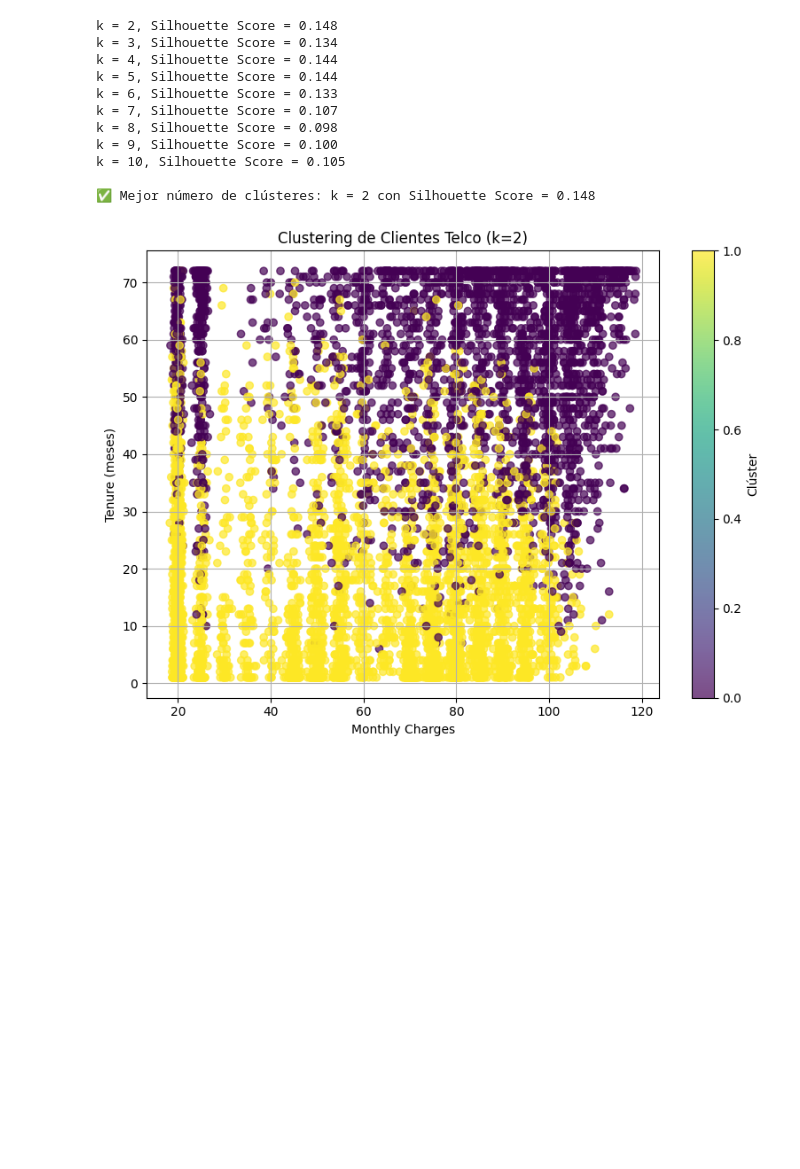
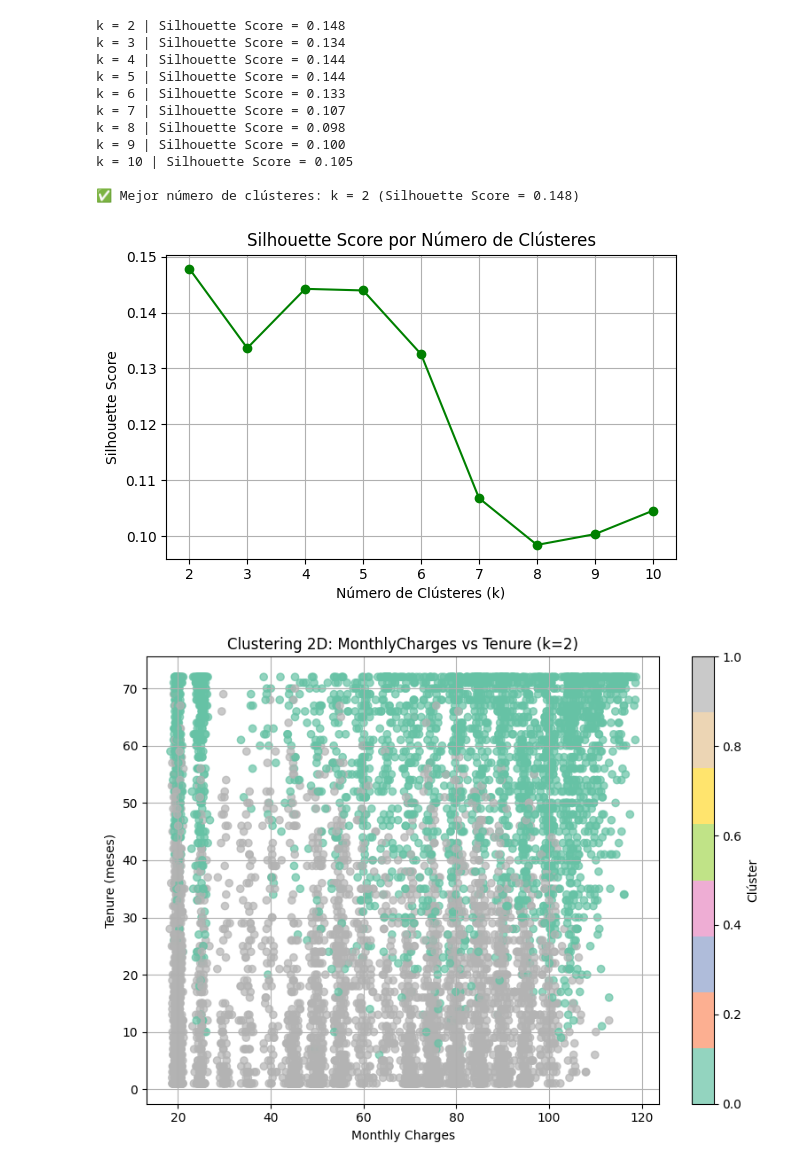
Before and after one commit to AnaBatres/ProyectoML, a Jupyter notebook: K-Means.ipynb, the cells around one changed output. Saved outputs shown, nothing was run; the diff lists cells and outputs as text; code cells hidden in the pictures; blank space fills up the shorter version.

```diff
--- a/K-Means.ipynb
+++ b/K-Means.ipynb
@@ -3,62 +7,66 @@ import pandas as pd
 import numpy as np
 from sklearn.preprocessing import StandardScaler
 from sklearn.cluster import KMeans
-from sklearn.metrics import silhouette_score
+from sklearn.metrics import silhouette_score, silhouette_samples
+from sklearn.decomposition import PCA
 import matplotlib.pyplot as plt
 import seaborn as sns
 
-# 1. Cargar datos
 df = pd.read_csv("teleco_clean.csv")
 df['TotalCharges'] = pd.to_numeric(df['TotalCharges'], errors='coerce')
+df = df.dropna()
 
 scaler = StandardScaler()
 X_scaled = scaler.fit_transform(df)
 
-#Calcular Silhouette Score para varios k
 sil_scores = []
+inertia_scores = []
 range_k = range(2, 11)
 
 for k in range_k:
     kmeans = KMeans(n_clusters=k, random_state=42)
     labels = kmeans.fit_predict(X_scaled)
-    score = silhouette_score(X_scaled, labels)
-    sil_scores.append(score)
-    print(f"k = {k}, Silhouette Score = {score:.3f}")
+    sil = silhouette_score(X_scaled, labels)
+    inertia = kmeans.inertia_
+    sil_scores.append(sil)
+    inertia_scores.append(inertia)
+    print(f"k = {k} | Silhouette Score = {sil:.3f}")
 
-#Elegir mejor k
 best_k = range_k[np.argmax(sil_scores)]
-best_score = max(sil_scores)
-print(f"\n✅ Mejor número de clústeres: k = {best_k} con Silhouette Score = {best_score:.3f}")
+print(f"\n✅ Mejor número de clústeres: k = {best_k} (Silhouette Score = {max(sil_scores):.3f})")
 
-#Aplicar KMeans final
+plt.figure(figsize=(6, 4))
+plt.plot(range_k, sil_scores, marker='o', color='green')
+plt.title("Silhouette Score por Número de Clústeres")
+plt.xlabel("Número de Clústeres (k)")
+plt.ylabel("Silhouette Score")
+plt.grid(True)
+plt.tight_layout()
+plt.show()
+
 kmeans = KMeans(n_clusters=best_k, random_state=42)
 clusters = kmeans.fit_predict(X_scaled)
 
 plt.figure(figsize=(8, 6))
-plt.scatter(
-    df["MonthlyCharges"],
-    df["tenure"],
-    c=clusters,
-    alpha=0.7
-)
-
-plt.title(f"Clustering de Clientes Telco (k={best_k})")
+plt.scatter(df["MonthlyCharges"], df["tenure"], c=clusters, cmap='Set2', alpha=0.7)
+plt.title(f"Clustering 2D: MonthlyCharges vs Tenure (k={best_k})")
 plt.xlabel("Monthly Charges")
 plt.ylabel("Tenure (meses)")
 plt.grid(True)
 plt.colorbar(label="Clúster")
 plt.tight_layout()
 plt.show()
 # %% [output]
-k = 2, Silhouette Score = 0.148
-k = 3, Silhouette Score = 0.134
-k = 4, Silhouette Score = 0.144
-k = 5, Silhouette Score = 0.144
-k = 6, Silhouette Score = 0.133
-k = 7, Silhouette Score = 0.107
-k = 8, Silhouette Score = 0.098
-k = 9, Silhouette Score = 0.100
-k = 10, Silhouette Score = 0.105
+k = 2 | Silhouette Score = 0.148
+k = 3 | Silhouette Score = 0.134
+k = 4 | Silhouette Score = 0.144
+k = 5 | Silhouette Score = 0.144
+k = 6 | Silhouette Score = 0.133
+k = 7 | Silhouette Score = 0.107
+k = 8 | Silhouette Score = 0.098
+k = 9 | Silhouette Score = 0.100
+k = 10 | Silhouette Score = 0.105
 
-✅ Mejor número de clústeres: k = 2 con Silhouette Score = 0.148
+✅ Mejor número de clústeres: k = 2 (Silhouette Score = 0.148)
-[figure, old version]
+[figure, new version]
+[figure, added]
```
Also changed, not shown: parts of 4 cells of this notebook, 3 other files.
